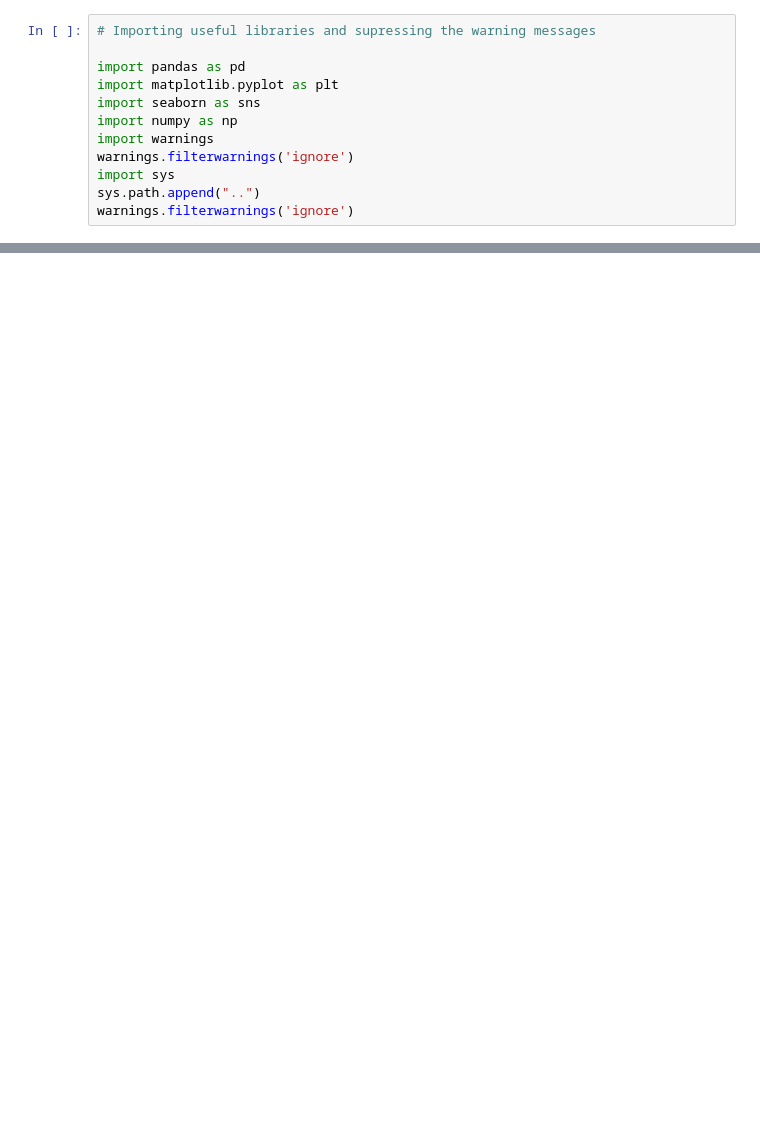
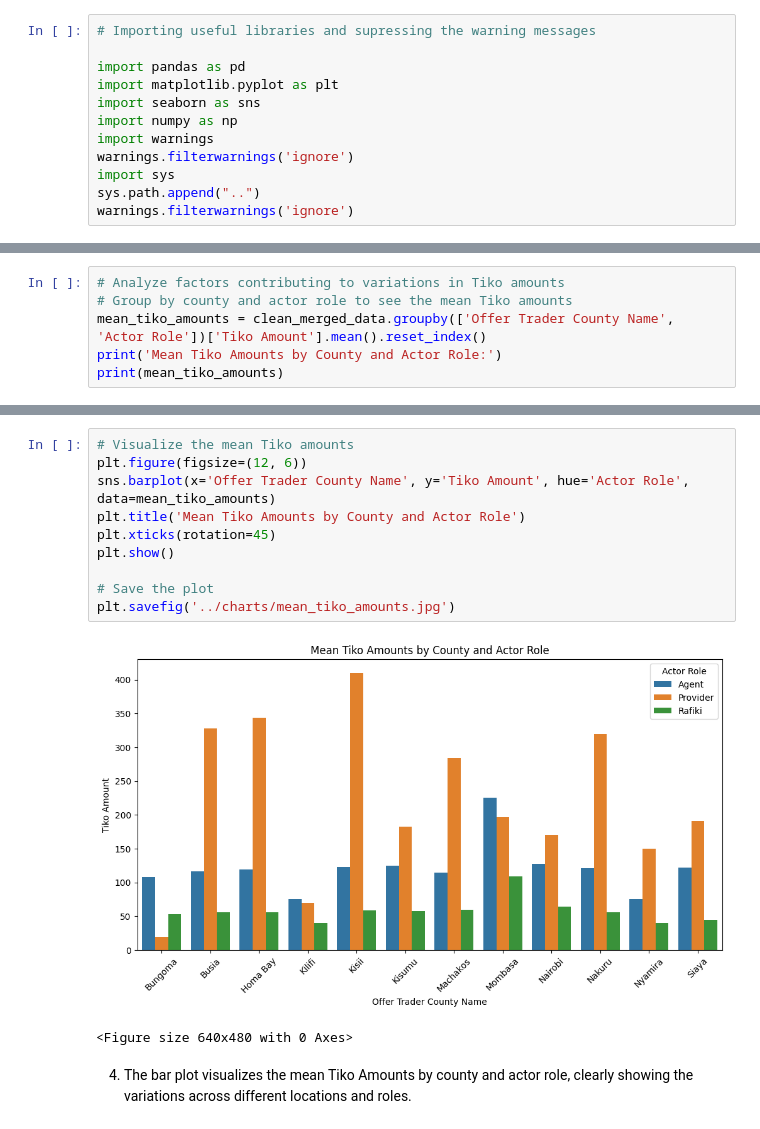
Before and after one commit to Tilda98/Risk_Analyst_Practical, a Jupyter notebook: notebooks/data_visualization.ipynb, the cells around one changed output, grey strips where cells are left out. Saved outputs shown, nothing was run; the diff lists cells and outputs as text; blank space fills up the shorter version.

```diff
--- a/notebooks/data_visualization.ipynb
+++ b/notebooks/data_visualization.ipynb
@@ -177,0 +199,6 @@ axes[2][1].tick_params(labelrotation=90);
+# %%
+# Analyze factors contributing to variations in Tiko amounts
+# Group by county and actor role to see the mean Tiko amounts
+mean_tiko_amounts = clean_merged_data.groupby(['Offer Trader County Name', 'Actor Role'])['Tiko Amount'].mean().reset_index()
+print('Mean Tiko Amounts by County and Actor Role:')
+print(mean_tiko_amounts)
@@ -177,0 +228,15 @@ axes[2][1].tick_params(labelrotation=90);
+# %%
+# Visualize the mean Tiko amounts
+plt.figure(figsize=(12, 6))
+sns.barplot(x='Offer Trader County Name', y='Tiko Amount', hue='Actor Role', data=mean_tiko_amounts)
+plt.title('Mean Tiko Amounts by County and Actor Role')
+plt.xticks(rotation=45)
+plt.show()
+
+# Save the plot
+plt.savefig('../charts/mean_tiko_amounts.jpg')
+# %% [output]
+[figure, added]
+<Figure size 640x480 with 0 Axes>
+# %% [markdown]
+4. The bar plot visualizes the mean Tiko Amounts by county and actor role, clearly showing the variations across different locations and roles.
```
Also changed, not shown: parts of 33 cells of this notebook, 2 other files.
